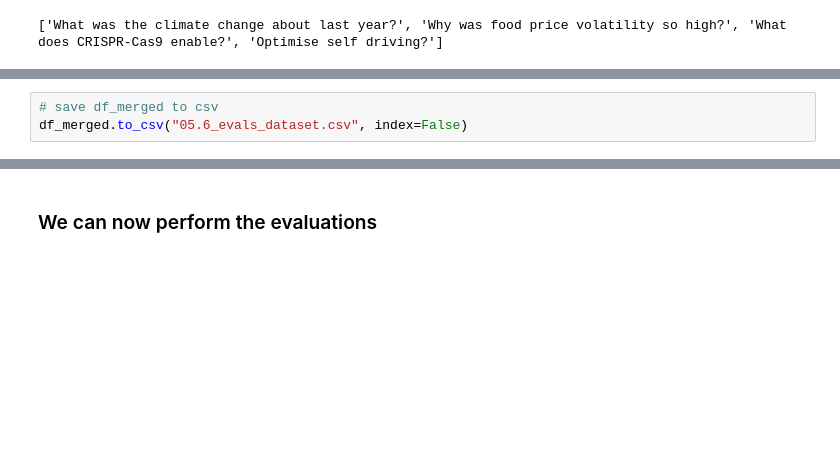
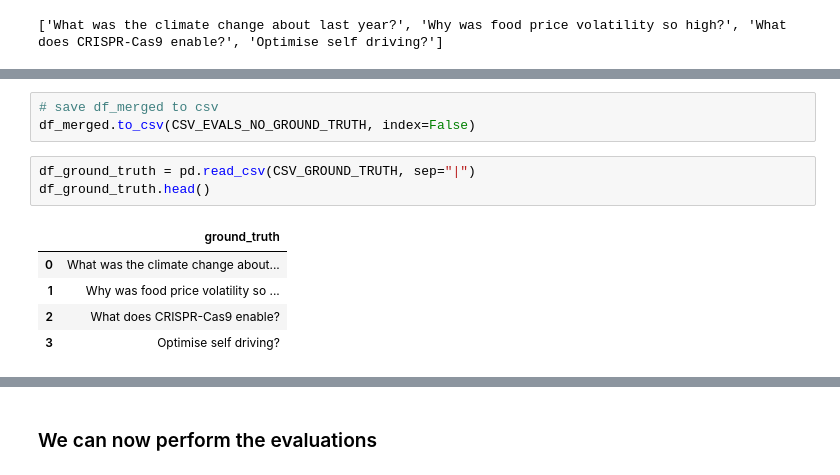
Before and after one commit to Python-Test-Engineer/eval-framework, a Jupyter notebook: src/case_study5/rag/chromadb_rag/05.4_merge_questions_results_evals.ipynb, the cells around one changed output, grey strips where cells are left out. Drawn from its saved outputs; the diff is of its cells as text; blank space fills up the shorter version.

```diff
--- a/src/case_study5/rag/chromadb_rag/05.4_merge_questions_results_evals.ipynb
+++ b/src/case_study5/rag/chromadb_rag/05.4_merge_questions_results_evals.ipynb
@@ -145,3 +162,12 @@ df_merged
 # %%
 # save df_merged to csv
-df_merged.to_csv("05.6_evals_dataset.csv", index=False)
+df_merged.to_csv(CSV_EVALS_NO_GROUND_TRUTH, index=False)
+# %%
+df_ground_truth = pd.read_csv(CSV_GROUND_TRUTH, sep="|")
+df_ground_truth.head()
+# %% [output]
+|  | ground_truth |
+| 0 | What was the climate change about... |
+| 1 | Why was food price volatility so ... |
+| 2 | What does CRISPR-Cas9 enable? |
+| 3 | Optimise self driving? |
```
Also changed, not shown: parts of 7 cells of this notebook, 33 other files.
